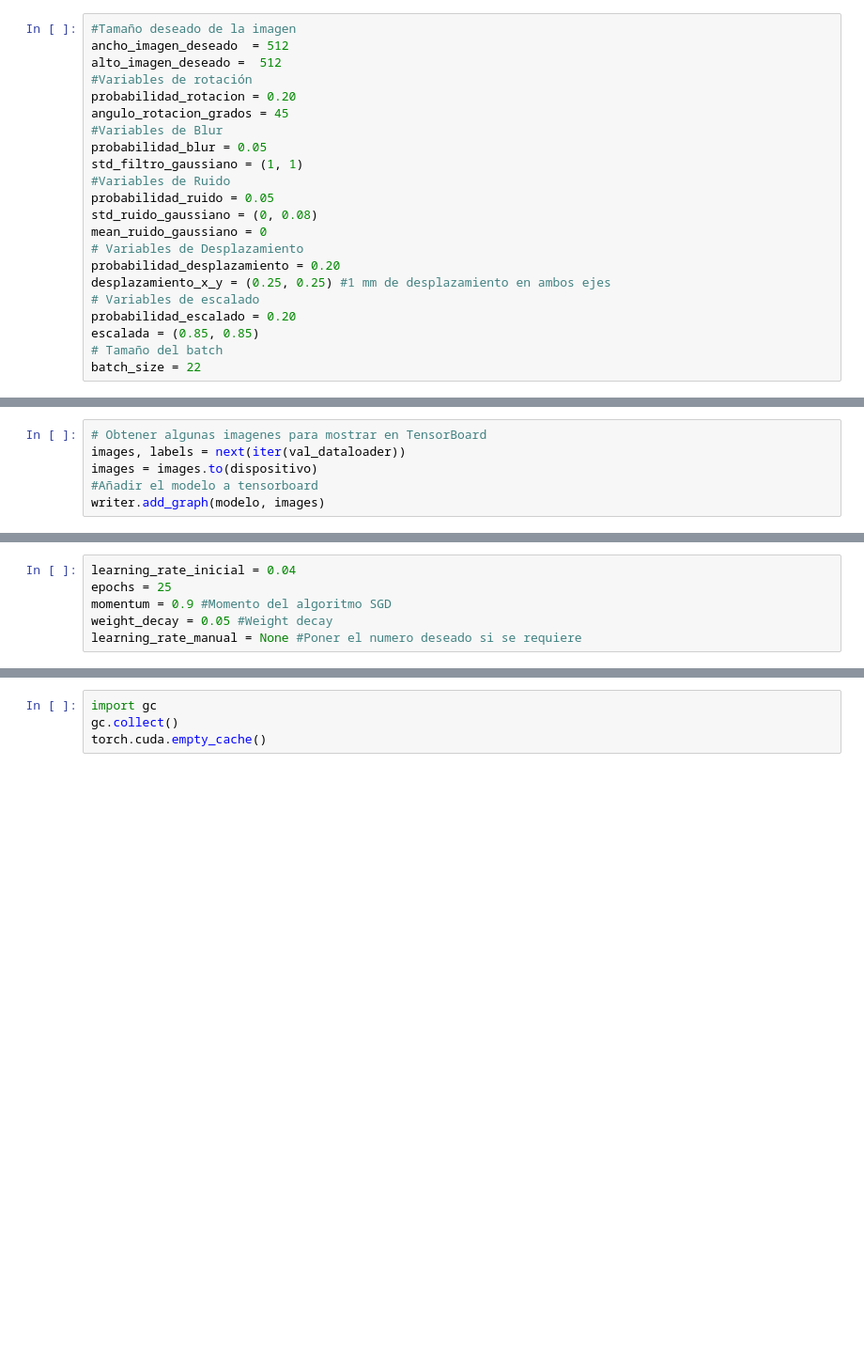
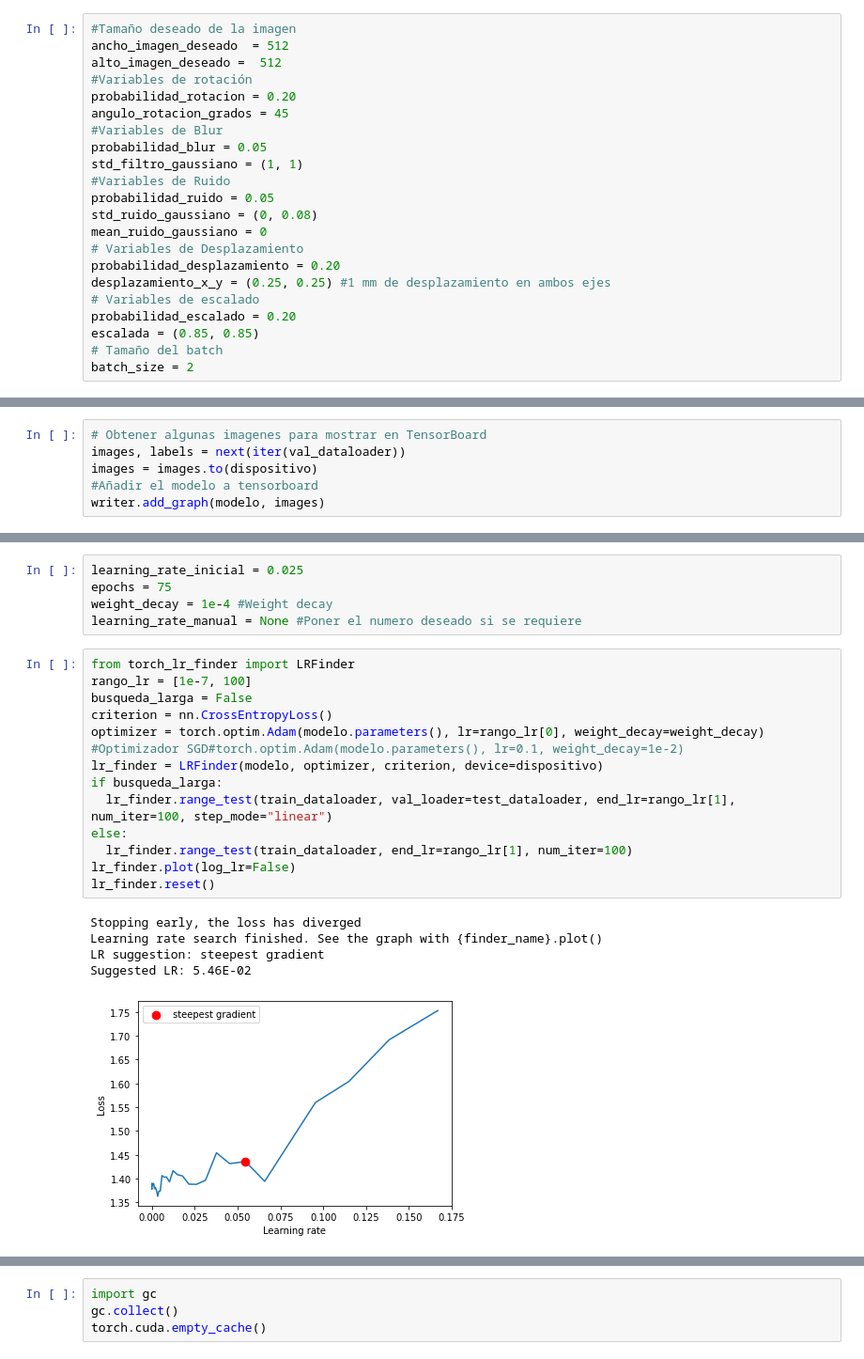
Before and after one commit to isdrael4590/DIALUNG, a Jupyter notebook: notebooks/ImplementacionModelos/DIALUNG_Resnet50.ipynb, the cells around one changed output, grey strips where cells are left out. Shown: that part at 94% size. Drawn from its saved outputs; the diff is of its cells as text; blank space fills up the shorter version.

Commit message:
Implementación Adam a Resnet50

```diff
--- a/notebooks/ImplementacionModelos/DIALUNG_Resnet50.ipynb
+++ b/notebooks/ImplementacionModelos/DIALUNG_Resnet50.ipynb
@@ -56,7 +56,7 @@ desplazamiento_x_y = (0.25, 0.25) #1 mm de desplazamiento en ambos ejes
 probabilidad_escalado = 0.20
 escalada = (0.85, 0.85)
 # Tamaño del batch
-batch_size = 22
+batch_size = 2
 # %%
 from torchvision.transforms import Compose #Compose me sirve para apilar varias transformaciones en una sola
 from torchvision.transforms import Resize #Cargar herramienta para hacer Rescalado
@@ -165,8 +165,26 @@ Estimated Total Size (MB): 20555.95
 ===============================================================================================
 # %%
-learning_rate_inicial = 0.04
-epochs = 25
-momentum = 0.9 #Momento del algoritmo SGD
-weight_decay = 0.05 #Weight decay
+learning_rate_inicial = 0.025
+epochs = 75
+weight_decay = 1e-4 #Weight decay
 learning_rate_manual = None #Poner el numero deseado si se requiere
+# %%
+from torch_lr_finder import LRFinder
+rango_lr = [1e-7, 100]
+busqueda_larga = False
+criterion = nn.CrossEntropyLoss()
+optimizer = torch.optim.Adam(modelo.parameters(), lr=rango_lr[0], weight_decay=weight_decay) #Optimizador SGD#torch.optim.Adam(modelo.parameters(), lr=0.1, weight_decay=1e-2)
+lr_finder = LRFinder(modelo, optimizer, criterion, device=dispositivo)
+if busqueda_larga:
+  lr_finder.range_test(train_dataloader, val_loader=test_dataloader, end_lr=rango_lr[1], num_iter=100, step_mode="linear")
+else:
+  lr_finder.range_test(train_dataloader, end_lr=rango_lr[1], num_iter=100)
+lr_finder.plot(log_lr=False)
+lr_finder.reset()
+# %% [output]
+Stopping early, the loss has diverged
+Learning rate search finished. See the graph with {finder_name}.plot()
+LR suggestion: steepest gradient
+Suggested LR: 5.46E-02
+[figure, added]
 # %%
```
Also changed, not shown: parts of 11 cells of this notebook.
